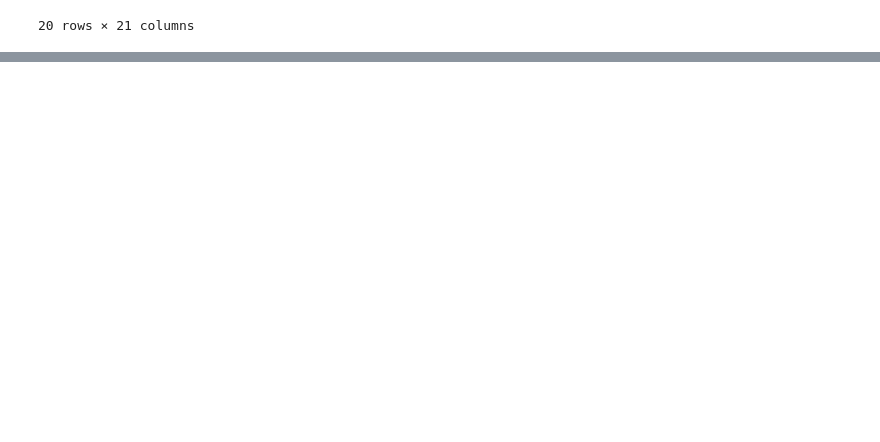
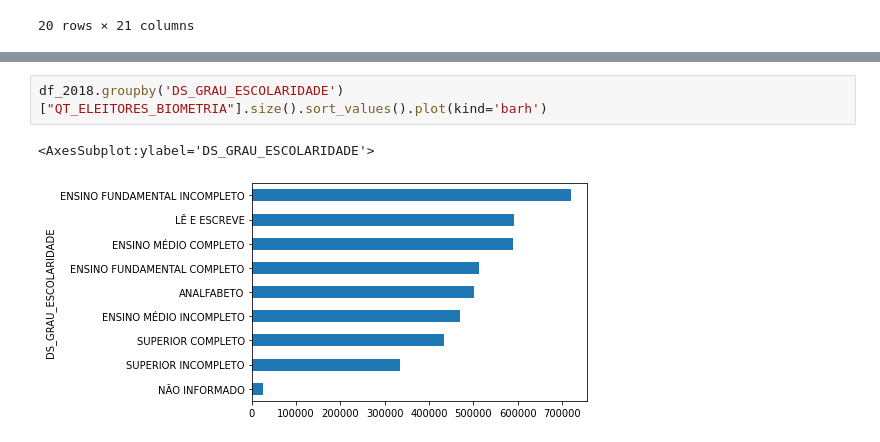
Before and after one commit to phaelcampos/elei-o_2020_biometria, a Jupyter notebook: Untitled.ipynb, the cells around one changed output, grey strips where cells are left out. Drawn from its saved outputs; the diff is of its cells as text; blank space fills up the shorter version.

```diff
--- a/Untitled.ipynb
+++ b/Untitled.ipynb
@@ -41,0 +85,5 @@ df.groupby("SG_UF")['QT_ELEITORES_BIOMETRIA'].max().sort_values(ascending=False)
+# %%
+df_2018.groupby('DS_GRAU_ESCOLARIDADE')["QT_ELEITORES_BIOMETRIA"].size().sort_values().plot(kind='barh')
+# %% [output]
+<AxesSubplot:ylabel='DS_GRAU_ESCOLARIDADE'>
+[figure, added]
```
Also changed, not shown: parts of 7 cells of this notebook.
